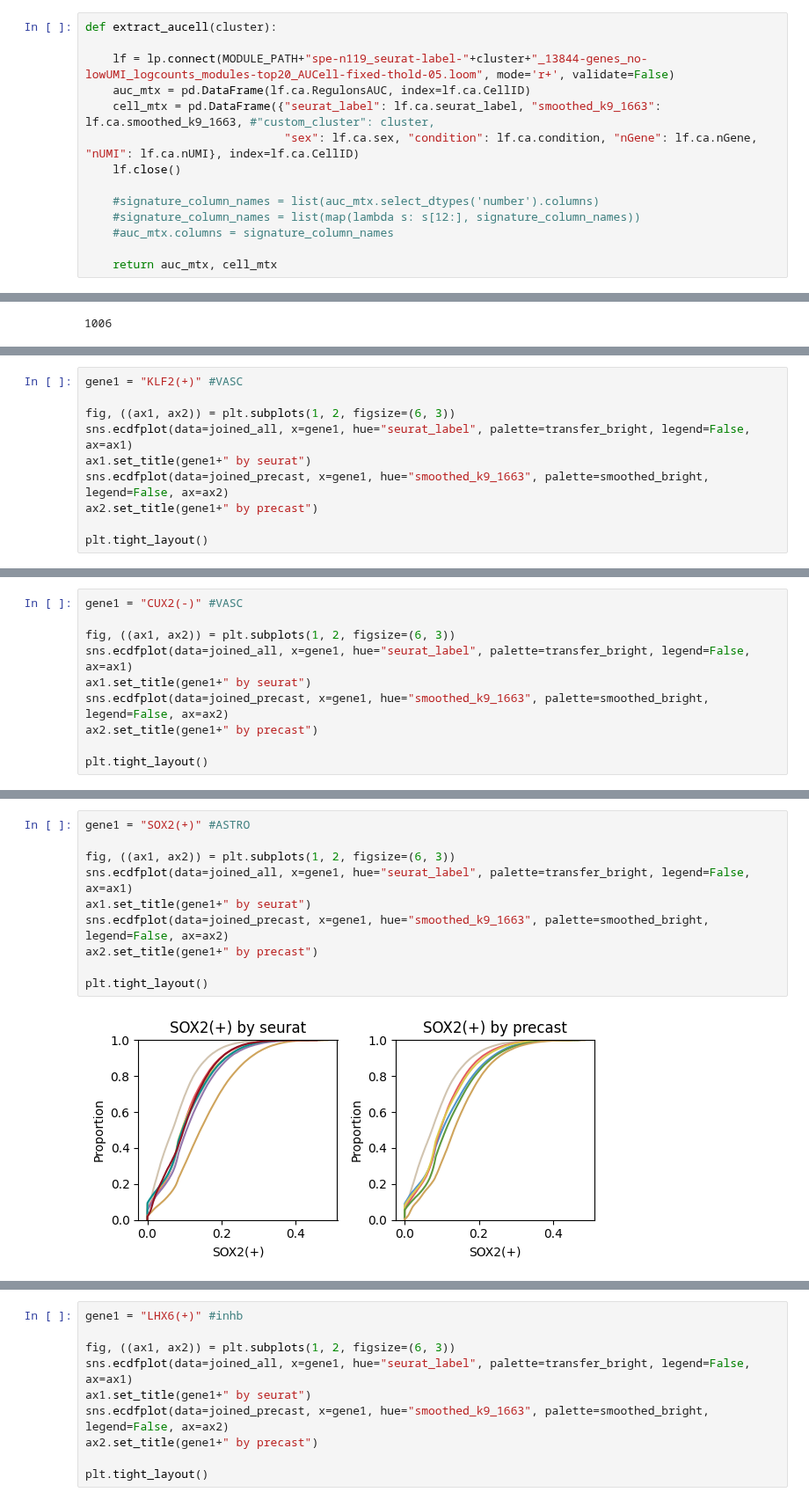
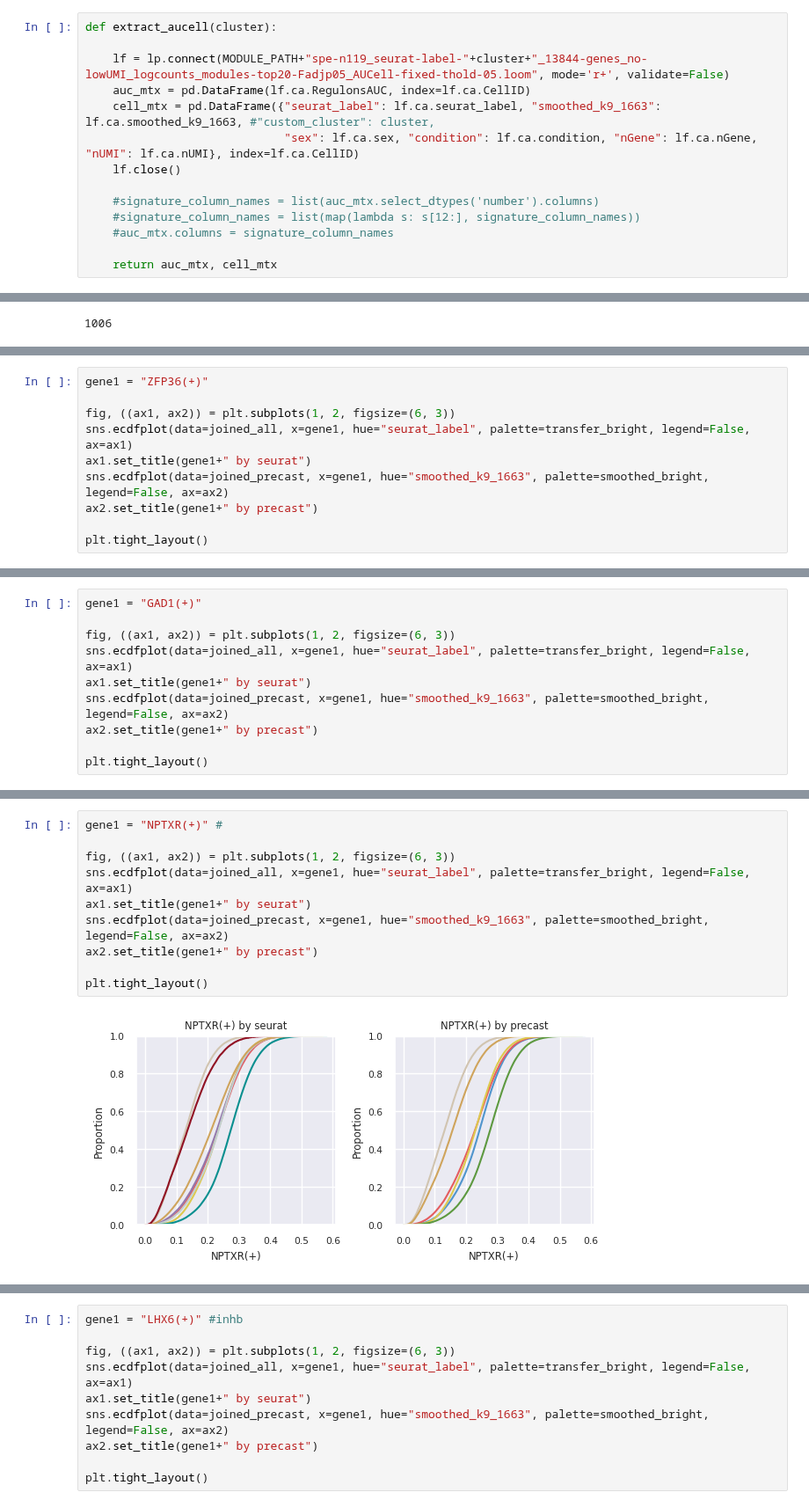
Before and after one commit to LieberInstitute/spatialDLPFC_mdd_bpd, a Jupyter notebook: code/09_DEG_GRN/07_explore-AUCell-modules.ipynb, the cells around one changed output, grey strips where cells are left out. Shown at 88% size. Cells and saved outputs as stored; diff of their text form.

```diff
--- a/code/09_DEG_GRN/07_explore-AUCell-modules.ipynb
+++ b/code/09_DEG_GRN/07_explore-AUCell-modules.ipynb
@@ -10,7 +10,7 @@ MODULE_PATH = pdir+"processed-data/09_DEG_GRN/AUCell_modules/"
 # %%
 def extract_aucell(cluster):
 
-    lf = lp.connect(MODULE_PATH+"spe-n119_seurat-label-"+cluster+"_13844-genes_no-lowUMI_logcounts_modules-top20_AUCell-fixed-thold-05.loom", mode='r+', validate=False)
+    lf = lp.connect(MODULE_PATH+"spe-n119_seurat-label-"+cluster+"_13844-genes_no-lowUMI_logcounts_modules-top20-Fadjp05_AUCell-fixed-thold-05.loom", mode='r+', validate=False)
     auc_mtx = pd.DataFrame(lf.ca.RegulonsAUC, index=lf.ca.CellID)
     cell_mtx = pd.DataFrame({"seurat_label": lf.ca.seurat_label, "smoothed_k9_1663": lf.ca.smoothed_k9_1663, #"custom_cluster": cluster,
                              "sex": lf.ca.sex, "condition": lf.ca.condition, "nGene": lf.ca.nGene, "nUMI": lf.ca.nUMI}, index=lf.ca.CellID)
@@ -142,5 +162,5 @@ sns.clustermap(df_means.T, z_score='row', col_colors=row_colors, dendrogram_rati
 # %%
-gene1 = "KLF2(+)" #VASC
+gene1 = "ZFP36(+)"
 
 fig, ((ax1, ax2)) = plt.subplots(1, 2, figsize=(6, 3))
 sns.ecdfplot(data=joined_all, x=gene1, hue="seurat_label", palette=transfer_bright, legend=False, ax=ax1)
@@ -154,5 +174,5 @@ plt.tight_layout()
 # %%
-gene1 = "CUX2(-)" #VASC
+gene1 = "GAD1(+)"
 
 fig, ((ax1, ax2)) = plt.subplots(1, 2, figsize=(6, 3))
 sns.ecdfplot(data=joined_all, x=gene1, hue="seurat_label", palette=transfer_bright, legend=False, ax=ax1)
@@ -166,13 +186,13 @@ plt.tight_layout()
 # %%
-gene1 = "SOX2(+)" #ASTRO
+gene1 = "NPTXR(+)" #
 
 fig, ((ax1, ax2)) = plt.subplots(1, 2, figsize=(6, 3))
 sns.ecdfplot(data=joined_all, x=gene1, hue="seurat_label", palette=transfer_bright, legend=False, ax=ax1)
 ax1.set_title(gene1+" by seurat")
 sns.ecdfplot(data=joined_precast, x=gene1, hue="smoothed_k9_1663", palette=smoothed_bright, legend=False, ax=ax2)
 ax2.set_title(gene1+" by precast")
 
 plt.tight_layout()
 # %% [output]
-[figure, old version]
+[figure, new version]
 # %%
```
Also changed, not shown: parts of 13 cells of this notebook, 7 other files.
